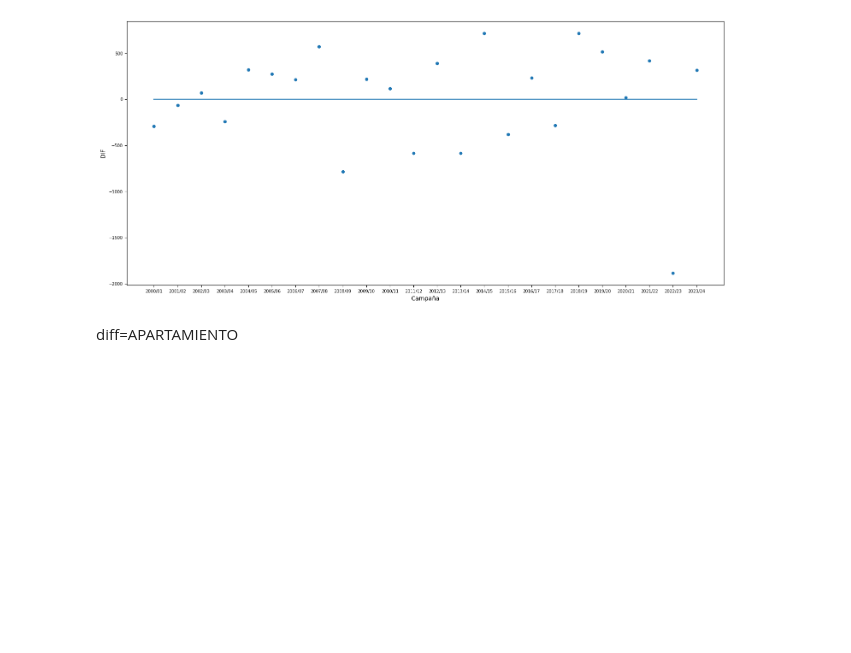
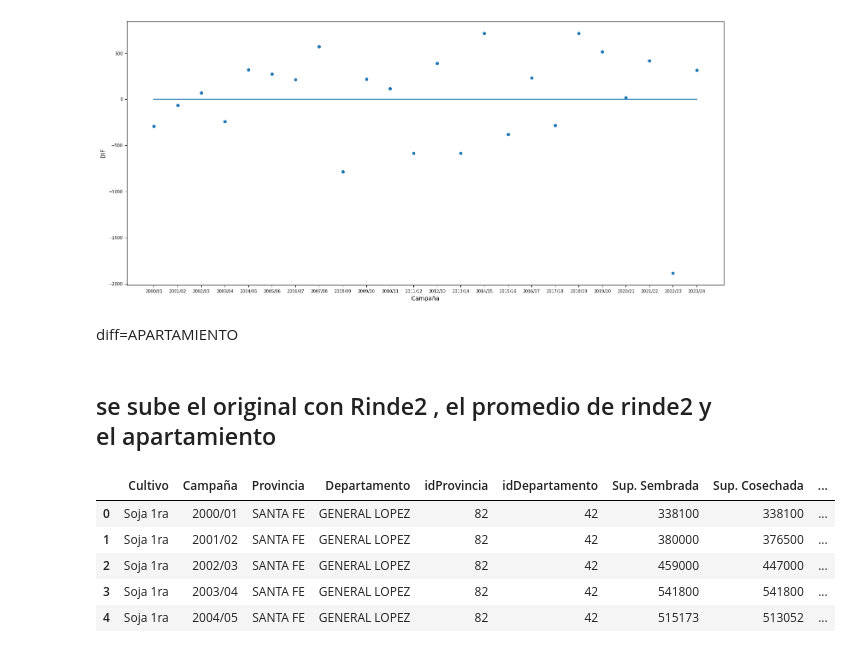
Before and after one commit to chiappegus/ORA_OTTO, a Jupyter notebook: v00_ora.ipynb, the cells around one changed output. Saved outputs shown, nothing was run; the diff lists cells and outputs as text; code cells hidden in the pictures; blank space fills up the shorter version.

```diff
--- a/v00_ora.ipynb
+++ b/v00_ora.ipynb
@@ -150,3 +150,18 @@ ax.plot( np.arange(0,24) ,np.zeros(24))
 [figure]
 # %% [markdown]
 diff=APARTAMIENTO
+# %% [markdown]
+## se sube el original con Rinde2 , el promedio de rinde2 y el apartamiento
+# %%
+df['Rinde2']=dato['Rinde2']
+df['Prom/Rinde2']=dato['Prom/RINDE']
+df['Apartamiento']=dato['DIF']
+# %%
+df.head(5)
+# %% [output]
+|  | Cultivo | Campaña | Provincia | Departamento | idProvincia | idDepartamento | Sup. Sembrada | Sup. Cosechada | ... |
+| 0 | Soja 1ra | 2000/01 | SANTA FE | GENERAL LOPEZ | 82 | 42 | 338100 | 338100 | ... |
+| 1 | Soja 1ra | 2001/02 | SANTA FE | GENERAL LOPEZ | 82 | 42 | 380000 | 376500 | ... |
+| 2 | Soja 1ra | 2002/03 | SANTA FE | GENERAL LOPEZ | 82 | 42 | 459000 | 447000 | ... |
+| 3 | Soja 1ra | 2003/04 | SANTA FE | GENERAL LOPEZ | 82 | 42 | 541800 | 541800 | ... |
+| 4 | Soja 1ra | 2004/05 | SANTA FE | GENERAL LOPEZ | 82 | 42 | 515173 | 513052 | ... |
```
Also changed, not shown: parts of 1 cell of this notebook, 1 other file.
